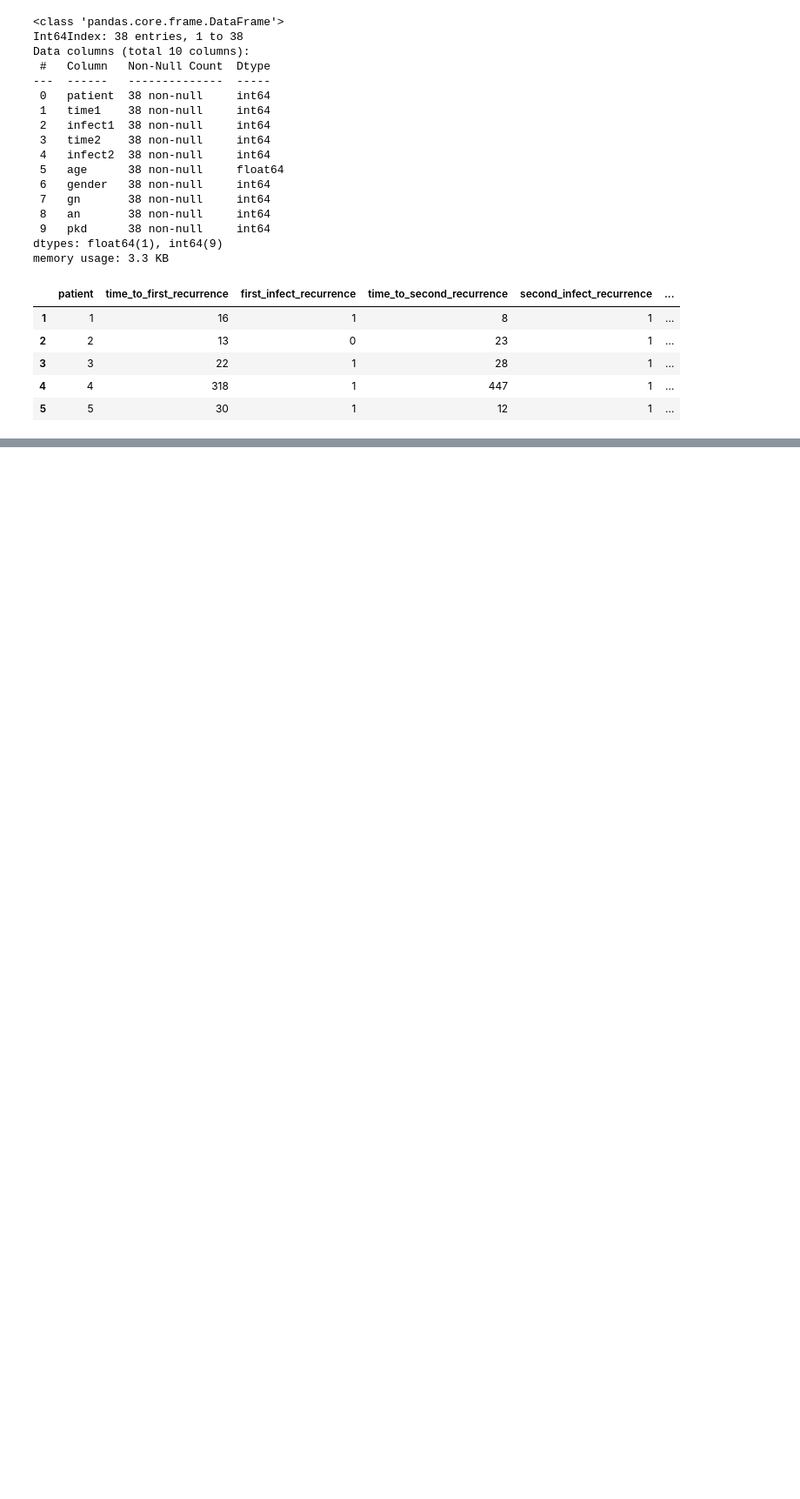
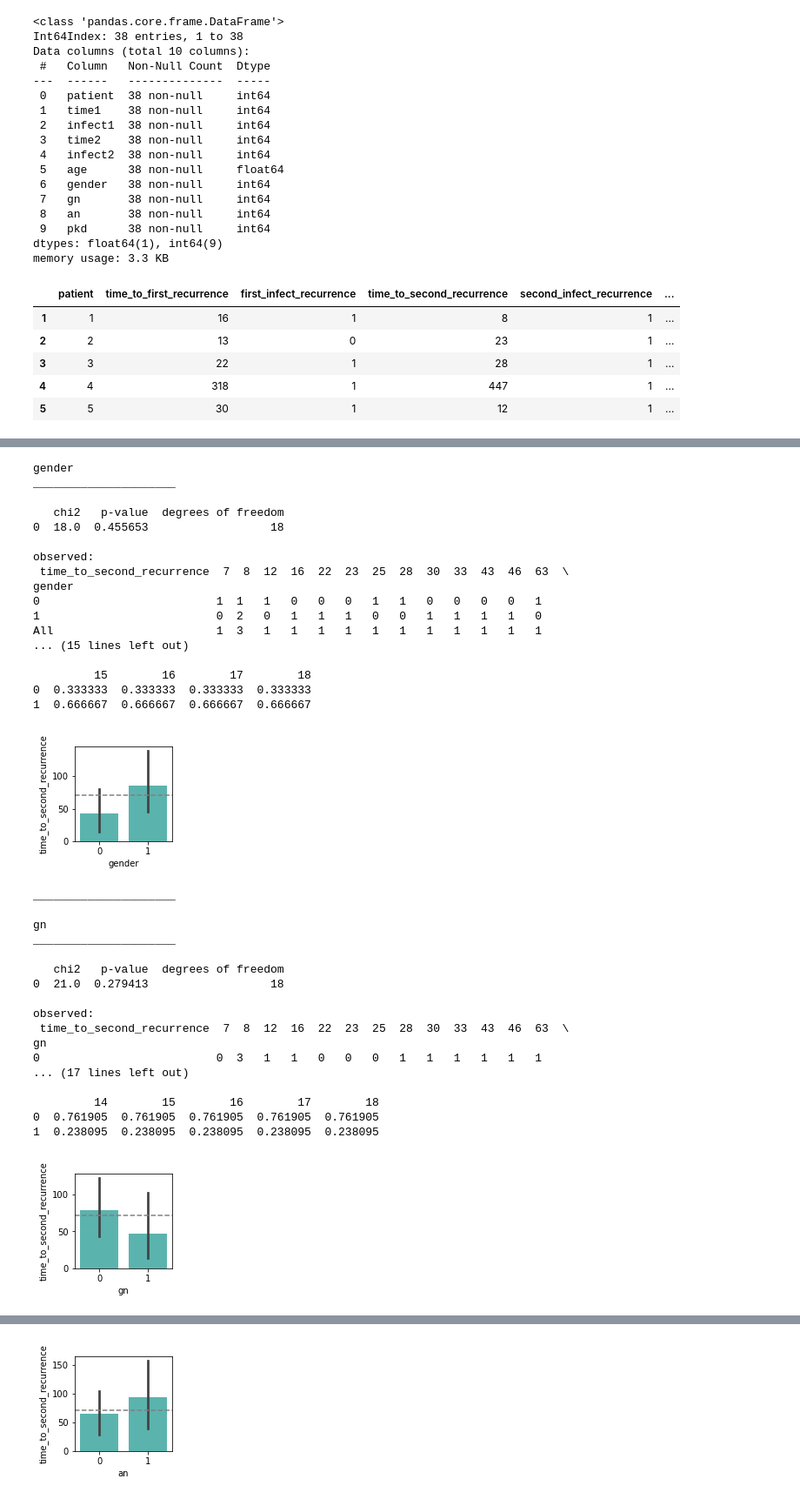
Before and after one commit to RobLMurphy92/regression-exercises, a Jupyter notebook: modeling_exercise.ipynb, the cells around one changed output, grey strips where cells are left out. Shown: that part at 87% size. Drawn from its saved outputs; the diff is of its cells as text; code cells hidden in the pictures; blank space fills up the shorter version.

```diff
--- a/modeling_exercise.ipynb
+++ b/modeling_exercise.ipynb
@@ -140,0 +160,42 @@ numeric_cols
+# %%
+explore.explore_bivariate_categorical(train,'time_to_second_recurrence', 'gender' )
+explore.explore_bivariate_categorical(train,'time_to_second_recurrence', 'gn' )
+explore.explore_bivariate_categorical(train,'time_to_second_recurrence', 'an' )
+explore.explore_bivariate_categorical(train,'time_to_second_recurrence', 'pkd' )
+# %% [output]
+gender
+_____________________
+
+   chi2   p-value  degrees of freedom
+0  18.0  0.455653                  18
+
+observed:
+ time_to_second_recurrence  7  8  12  16  22  23  25  28  30  33  43  46  63  \
+gender
+0                          1  1   1   0   0   0   1   1   0   0   0   0   1
+1                          0  2   0   1   1   1   0   0   1   1   1   1   0
+All                        1  3   1   1   1   1   1   1   1   1   1   1   1
+... (15 lines left out)
+
+         15        16        17        18
+0  0.333333  0.333333  0.333333  0.333333
+1  0.666667  0.666667  0.666667  0.666667
+[figure, added]
+_____________________
+
+gn
+_____________________
+
+   chi2   p-value  degrees of freedom
+0  21.0  0.279413                  18
+
+observed:
+ time_to_second_recurrence  7  8  12  16  22  23  25  28  30  33  43  46  63  \
+gn
+0                          0  3   1   1   0   0   0   1   1   1   1   1   1
+... (17 lines left out)
+
+         14        15        16        17        18
+0  0.761905  0.761905  0.761905  0.761905  0.761905
+1  0.238095  0.238095  0.238095  0.238095  0.238095
+[figure, added]
@@ -140,0 +219 @@ numeric_cols
+[figure, added]
```
Also changed, not shown: parts of 22 cells of this notebook.
